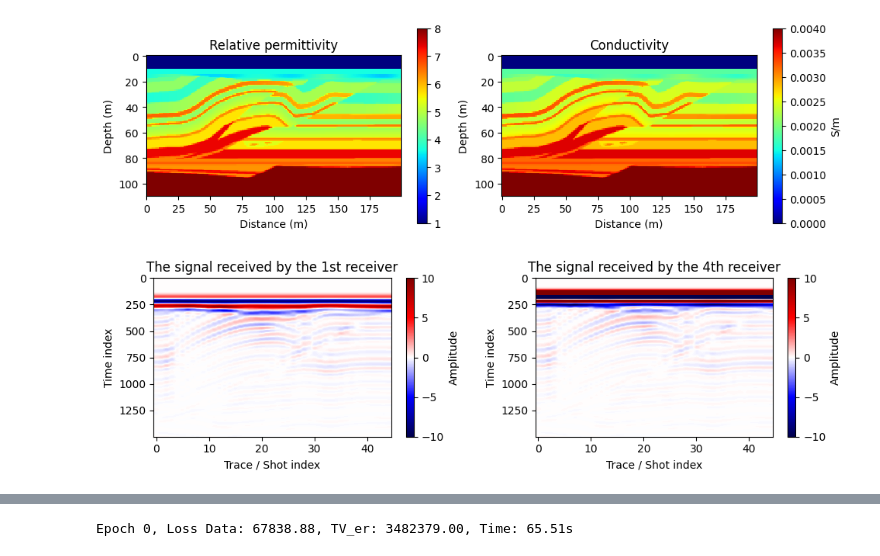
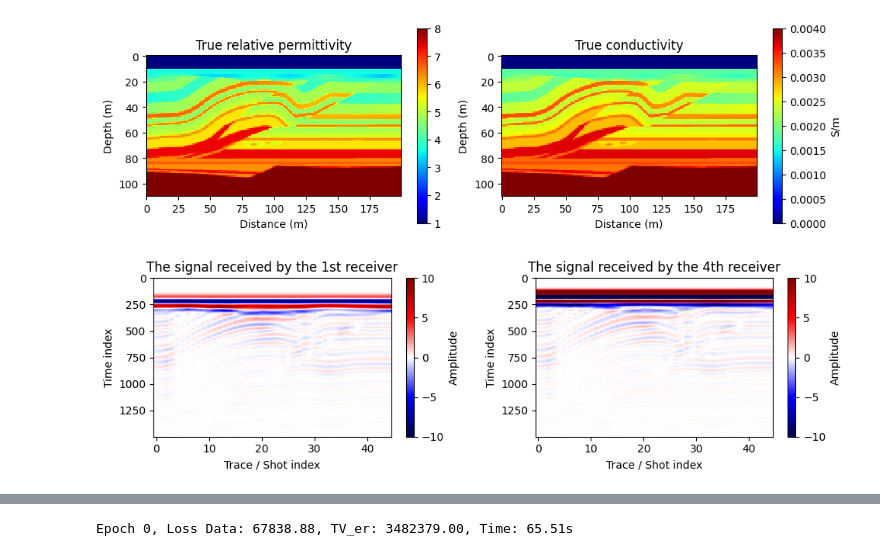
Before and after one commit to 0xbba/DeepGPR, a Jupyter notebook: examples/3.3DFWI.ipynb, the cells around one changed output, grey strips where cells are left out. Cells and saved outputs as stored; diff of their text form; code cells hidden in the pictures.

```diff
--- a/examples/3.3DFWI.ipynb
+++ b/examples/3.3DFWI.ipynb
@@ -40,7 +40,7 @@ im1 = axes[0].imshow(ert[50, :, :].cpu().numpy(),
                      interpolation='nearest',
                      aspect='equal')
 cbar1 = plt.colorbar(im1, ax=axes[0])
-axes[0].set_title('Relative permittivity')
+axes[0].set_title('True relative permittivity')
 axes[0].set_xlabel('Distance (m)')
 axes[0].set_ylabel('Depth (m)')
 im2 = axes[1].imshow(set[50, :, :].cpu().numpy(),
@@ -49,7 +49,7 @@ im2 = axes[1].imshow(set[50, :, :].cpu().numpy(),
                      aspect='equal')
 cbar2 = plt.colorbar(im2, ax=axes[1])
 cbar2.set_label('S/m')
-axes[1].set_title('Conductivity')
+axes[1].set_title('True conductivity')
 axes[1].set_xlabel('Distance (m)')
 axes[1].set_ylabel('Depth (m)')
 plt.tight_layout()
@@ -71,34 +71,34 @@ r_obs = torch.cat(r_obs_list, dim=0)
 
 
 fig, axes = plt.subplots(1, 2, figsize=(10, 3))
 im0 = axes[0].imshow(
     r_obs[:, :, 3].detach().cpu().numpy().T,
     cmap='seismic',
     origin='upper',
     aspect='auto',
     vmax=10,
     vmin=-10
 )
 axes[0].set_title("The signal received by the 1st receiver")
 axes[0].set_xlabel("Trace / Shot index")
 axes[0].set_ylabel("Time index")
 fig.colorbar(im0, ax=axes[0], label='Amplitude')
 im1 = axes[1].imshow(
     r_obs[:, :, 5].detach().cpu().numpy().T,
     cmap='seismic',
     origin='upper',
     aspect='auto',
     vmax=10,
     vmin=-10
 )
 axes[1].set_title("The signal received by the 4th receiver")
 axes[1].set_xlabel("Trace / Shot index")
 axes[1].set_ylabel("Time index")
 fig.colorbar(im1, ax=axes[1], label='Amplitude')
 plt.tight_layout()
 plt.show()
 # %% [output]
-[figure, old version]
+[figure, new version]
 [figure]
 # %%
 er=torch.tensor(filters.gaussian(ert.detach().cpu().numpy(),sigma=10),device=device)
```
Also changed, not shown: parts of 1 cell of this notebook, 7 other files.
